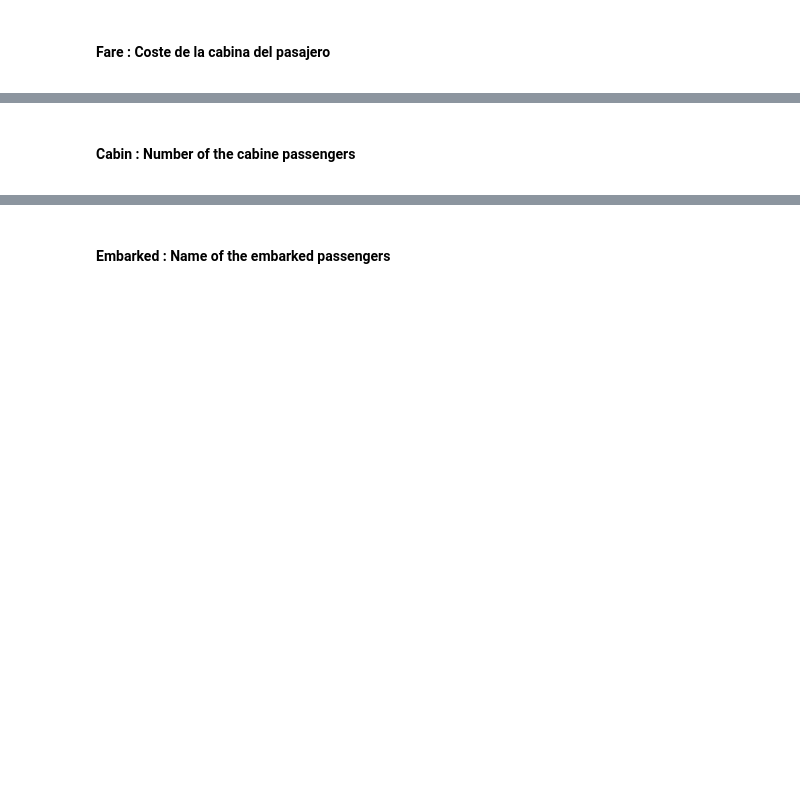
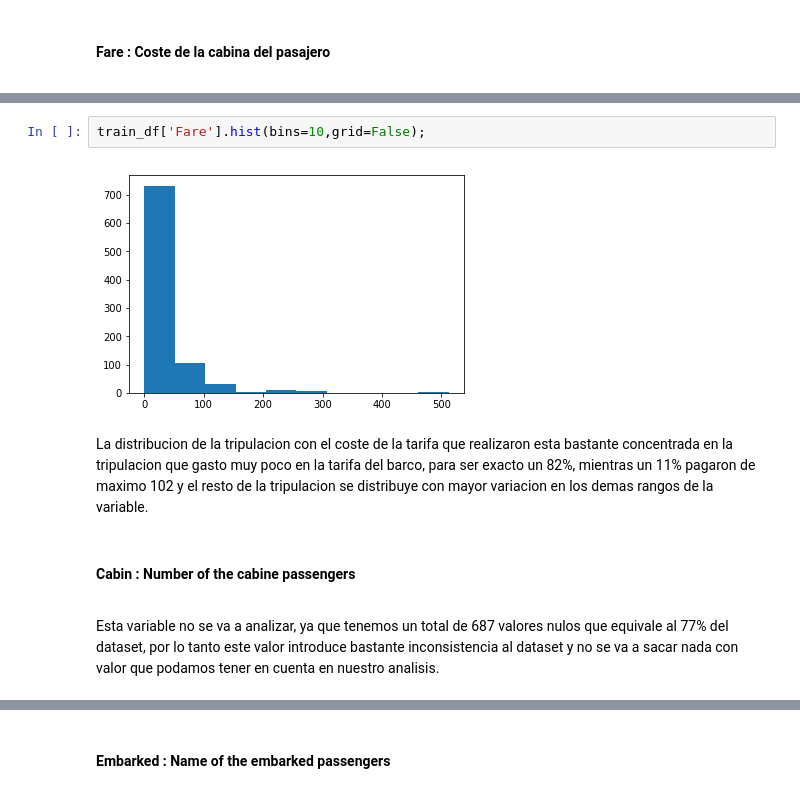
Before and after one commit to brudini/Titanic-Kaggle, a Jupyter notebook: titanic.ipynb, the cells around one changed output, grey strips where cells are left out. Drawn from its saved outputs; the diff is of its cells as text; blank space fills up the shorter version.

```diff
--- a/titanic.ipynb
+++ b/titanic.ipynb
@@ -363,3 +450,11 @@ ValueError: Either both or neither of `x` and `y` must be specified (but try pas
+# %%
+train_df['Fare'].hist(bins=10,grid=False);
+# %% [output]
+[figure, added]
+# %% [markdown]
+La distribucion de la tripulacion con el coste de la tarifa que realizaron esta bastante concentrada en la tripulacion que gasto muy poco en la tarifa del barco, para ser exacto un 82%, mientras un 11% pagaron de maximo 102 y el resto de la tripulacion se distribuye con mayor variacion en los demas rangos de la variable.
 # %% [markdown]
 #### **Cabin : Number of the cabine passengers**
 <a id="Cabin"></a>
+# %% [markdown]
+Esta variable no se va a analizar, ya que tenemos un total de 687 valores nulos que equivale al 77% del dataset, por lo tanto este valor introduce bastante inconsistencia al dataset y no se va a sacar nada con valor que podamos tener en cuenta en nuestro analisis.
```
Also changed, not shown: parts of 47 cells of this notebook.
